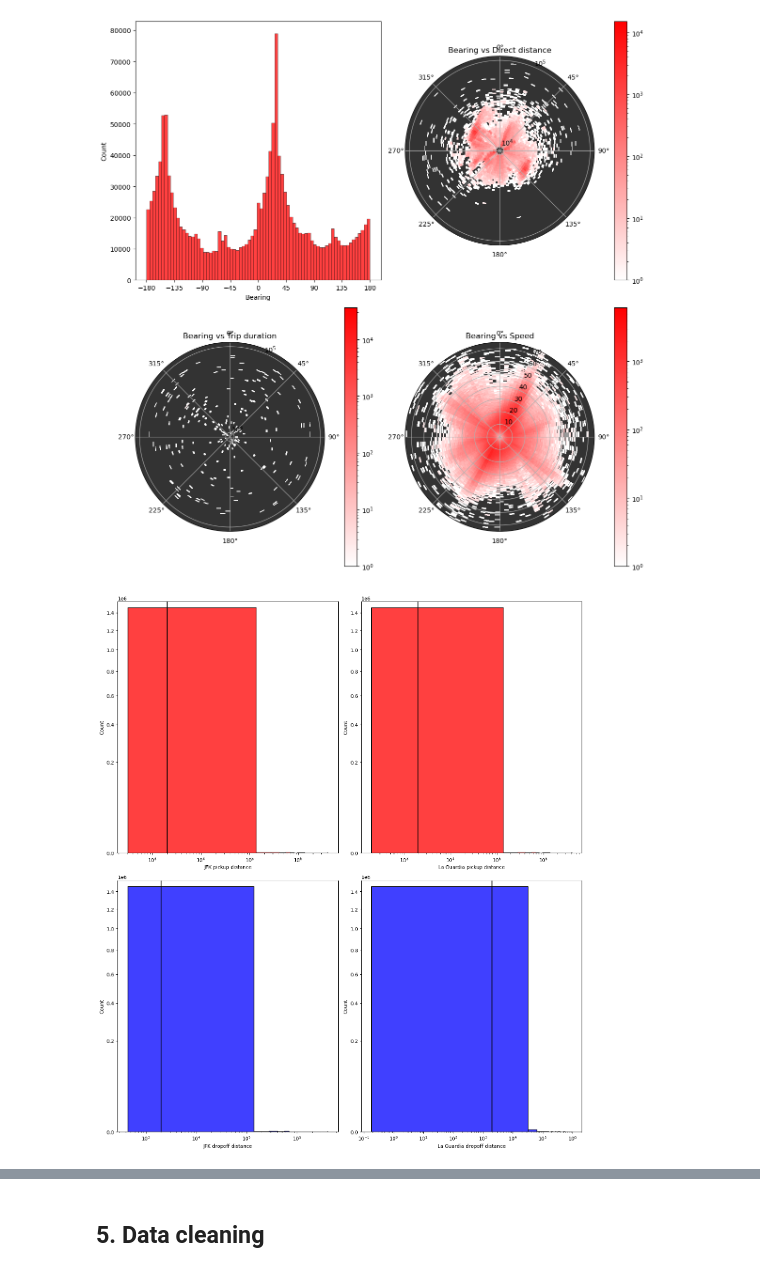
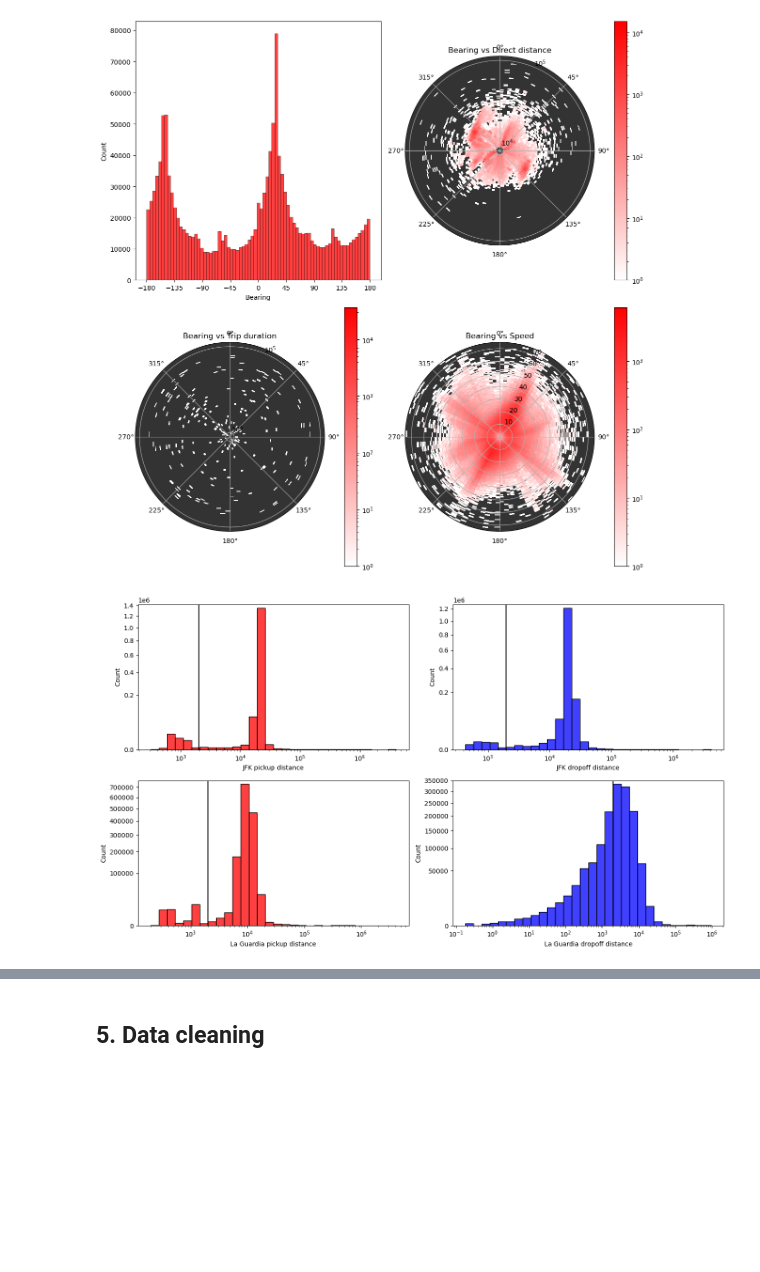
Before and after one commit to asa-eve/New-York-City-Taxi-Trip-Duration, a Jupyter notebook: notebook.ipynb, the cells around one changed output, grey strips where cells are left out. Saved outputs shown, nothing was run; the diff lists cells and outputs as text; code cells hidden in the pictures; blank space fills up the shorter version.

```diff
--- a/notebook.ipynb
+++ b/notebook.ipynb
@@ -929,39 +925,42 @@ plt.tight_layout()
 plt.show()
 # %% [output]
 [figure]
-# %%
-fig, axs = plt.subplots(2, 2, figsize=(14, 16))
-
-# JFK pickup
-sns.histplot(train['jfk_dist_pick'], bins=30, color='red', ax=axs[0, 0])
-axs[0, 0].set_xscale('log')
-axs[0, 0].set_yscale('function', functions=(sqrt_transform, sqrt_inverse))
-axs[0, 0].axvline(2000, color='black')
-axs[0, 0].set_xlabel("JFK pickup distance")
-
-# JFK dropoff
-sns.histplot(train['jfk_dist_drop'], bins=30, color='blue', ax=axs[1, 0])
-axs[1, 0].set_xscale('log')
-axs[1, 0].set_yscale('function', functions=(sqrt_transform, sqrt_inverse))
-axs[1, 0].axvline(2000, color='black')
-axs[1, 0].set_xlabel("JFK dropoff distance")
-
-# La Guardia pickup
-sns.histplot(train['lg_dist_pick'], bins=30, color='red', ax=axs[0, 1])
-axs[0, 1].set_xscale('log')
-axs[0, 1].set_yscale('function', functions=(sqrt_transform, sqrt_inverse))
-axs[0, 1].axvline(2000, color='black')
-axs[0, 1].set_xlabel("La Guardia pickup distance")
-
-# La Guardia dropoff
-sns.histplot(train['lg_dist_drop'], bins=30, color='blue', ax=axs[1, 1])
-axs[1, 1].set_xscale('log')
-axs[1, 1].set_yscale('function', functions=(sqrt_transform, sqrt_inverse))
-axs[1, 1].axvline(2000, color='black')
-axs[1, 1].set_xlabel("La Guardia dropoff distance")
-
-plt.tight_layout()
-plt.show()
-# %% [output]
-[figure, removed]
+# %%
+sqrt_transform = np.sqrt
+sqrt_inverse   = lambda x: x**2
+
+fig, axs = plt.subplots(2, 2, figsize=(14, 8))
+
+# (column, xlabel, color) for each of the four panels
+panels = [
+    ('jfk_dist_pick',  "JFK pickup distance",     'red'),
+    ('jfk_dist_drop',  "JFK dropoff distance",    'blue'),
+    ('lg_dist_pick',   "La Guardia pickup distance",'red'),
+    ('lg_dist_drop',   "La Guardia dropoff distance",'blue'),
+]
+
+for ax, (col, xlabel, color) in zip(axs.flat, panels):
+    sns.histplot(
+        data      = train,
+        x         = col,
+        bins      = 30,
+        color     = color,
+        log_scale = (True, False),   # ← x axis log, y axis linear for now
+        ax        = ax
+    )
+
+    # match ggplot2’s scale_y_sqrt()
+    ax.set_yscale('function', functions=(sqrt_transform, sqrt_inverse))
+
+    # vertical cutoff line at 2 000 m
+    ax.axvline(2e3, color='black')
+
+    # labels
+    ax.set_xlabel(xlabel)
+    ax.set_ylabel('Count')
+
+plt.tight_layout()
+plt.show()
+# %% [output]
+[figure, added]
 # %%
```
Also changed, not shown: parts of 3 cells of this notebook.
